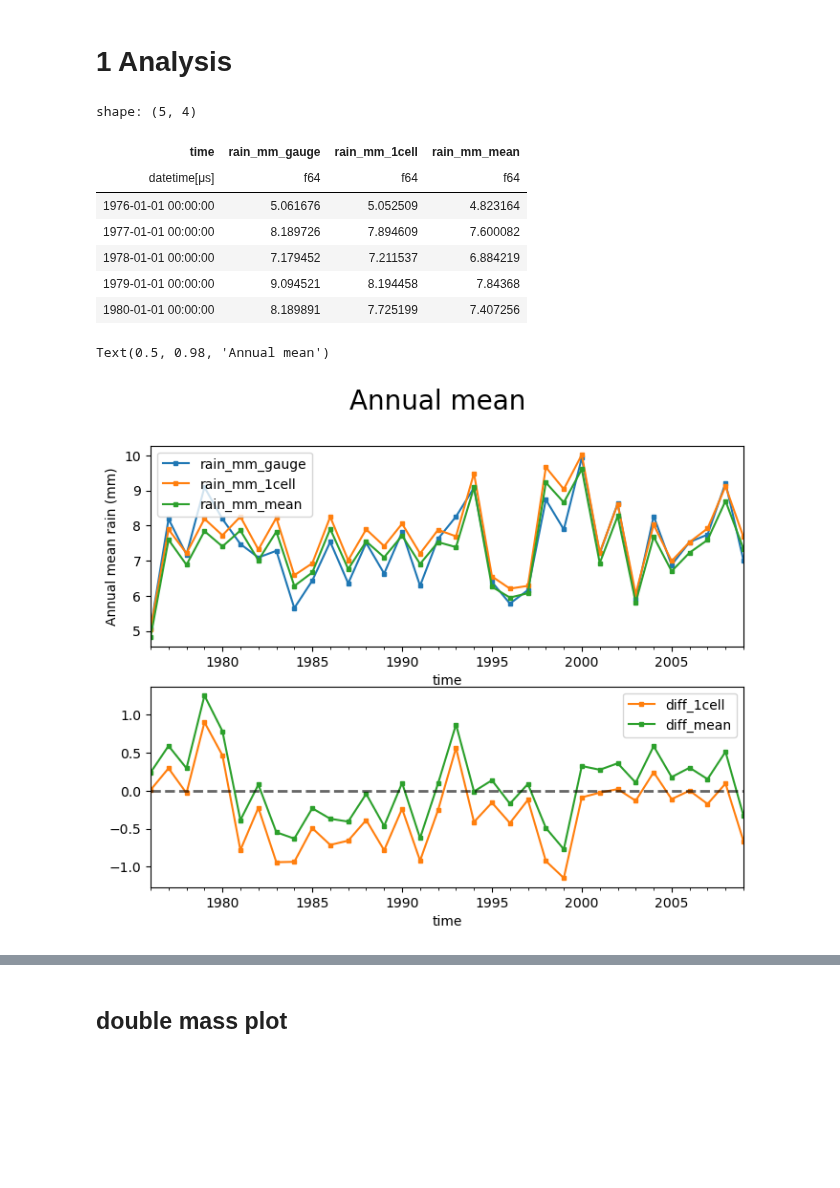
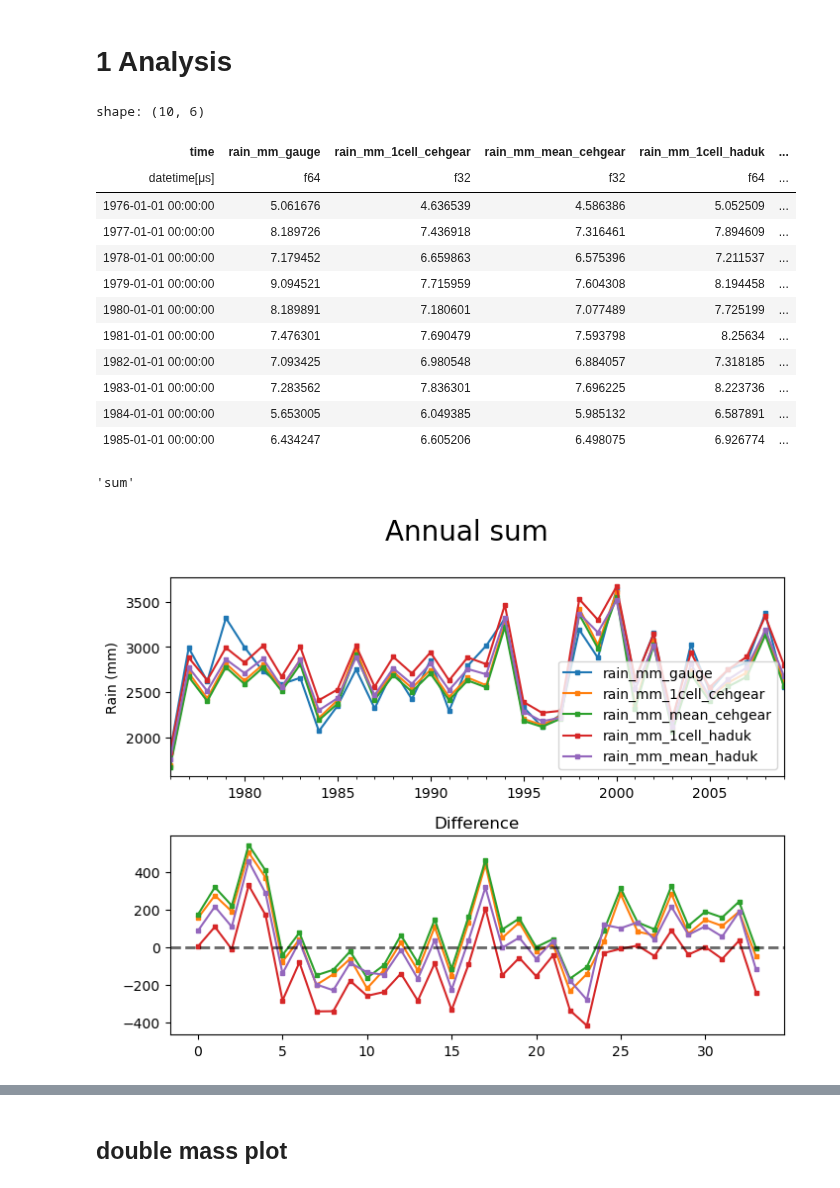
Before and after one commit to Thomasjkeel/FDRI-comparing-rainfall-data-in-upper-severn, a Jupyter notebook: Carreg_wen_gauge_vs_grid.ipynb, the cells around one changed output, grey strips where cells are left out. Saved outputs shown, nothing was run; the diff lists cells and outputs as text; code cells hidden in the pictures; blank space fills up the shorter version.

Commit message:
add ceh and haduk

```diff
--- a/Carreg_wen_gauge_vs_grid.ipynb
+++ b/Carreg_wen_gauge_vs_grid.ipynb
@@ -57,0 +47,16 @@ KeyError: "not all values found in index 'easting'. Try setting the `method` key
+# %%
+## join data together
+ceh_carreg_all = ceh_carreg_mean.join(ceh_carreg_1cell, on='time')
+
+## overwrite value to be 9 am NOTE: messy but necessary for how the data has been stored
+ceh_carreg_all = ceh_carreg_all.with_columns(
+    pl.datetime(
+        pl.col("time").dt.year(),
+        pl.col("time").dt.month(),
+        pl.col("time").dt.day(),
+        9,
+        pl.col("time").dt.minute(),
+        pl.col("time").dt.second(),
+    ).alias('time')
+)
+ceh_carreg_all
@@ -146,6 +187,12 @@ shape: (12_783, 2)
 # %%
-carreg_rain_data = gauge_carreg.join(haduk_carreg_all, on='time')
-carreg_rain_data = carreg_rain_data.select(['time', f'{RAIN_COL}_gauge', f'{RAIN_COL}_1cell', f'{RAIN_COL}_mean']) # reorder
+carreg_rain_data = gauge_carreg.join(ceh_carreg_all, on='time')
+carreg_rain_data = carreg_rain_data.join(haduk_carreg_all, on='time', suffix='_haduk')
+carreg_rain_data = carreg_rain_data.rename({f'{RAIN_COL}_mean': f'{RAIN_COL}_mean_cehgear',\
+                    f'{RAIN_COL}_1cell': f'{RAIN_COL}_1cell_cehgear'})
+
+carreg_rain_data = carreg_rain_data.select(['time', f'{RAIN_COL}_gauge',\
+                    f'{RAIN_COL}_1cell_cehgear', f'{RAIN_COL}_mean_cehgear',\
+                    f'{RAIN_COL}_1cell_haduk', f'{RAIN_COL}_mean_haduk']) # reorder
 carreg_rain_data = carreg_rain_data.drop_nans() # drop_nans
 carreg_rain_data.head(10)
 # %% [output]
@@ -168,13 +215,18 @@ shape: (10, 4)
 carreg_annual_mean = carreg_rain_data.group_by_dynamic('time', every='1y').agg(pl.all().mean())
 carreg_annual_sum = carreg_rain_data.group_by_dynamic('time', every='1y').agg(pl.all().sum())
 
-carreg_annual_mean.head()
+carreg_annual_mean.head(10)
 # %% [output]
-shape: (5, 4)
+shape: (10, 6)
-| time | rain_mm_gauge | rain_mm_1cell | rain_mm_mean |
-| datetime[μs] | f64 | f64 | f64 |
-| 1976-01-01 00:00:00 | 5.061676 | 5.052509 | 4.823164 |
-| 1977-01-01 00:00:00 | 8.189726 | 7.894609 | 7.600082 |
-| 1978-01-01 00:00:00 | 7.179452 | 7.211537 | 6.884219 |
-| 1979-01-01 00:00:00 | 9.094521 | 8.194458 | 7.84368 |
-| 1980-01-01 00:00:00 | 8.189891 | 7.725199 | 7.407256 |
+| time | rain_mm_gauge | rain_mm_1cell_cehgear | rain_mm_mean_cehgear | rain_mm_1cell_haduk | ... |
+| datetime[μs] | f64 | f32 | f32 | f64 | ... |
+| 1976-01-01 00:00:00 | 5.061676 | 4.636539 | 4.586386 | 5.052509 | ... |
+| 1977-01-01 00:00:00 | 8.189726 | 7.436918 | 7.316461 | 7.894609 | ... |
+| 1978-01-01 00:00:00 | 7.179452 | 6.659863 | 6.575396 | 7.211537 | ... |
+| 1979-01-01 00:00:00 | 9.094521 | 7.715959 | 7.604308 | 8.194458 | ... |
+| 1980-01-01 00:00:00 | 8.189891 | 7.180601 | 7.077489 | 7.725199 | ... |
+| 1981-01-01 00:00:00 | 7.476301 | 7.690479 | 7.593798 | 8.25634 | ... |
+| 1982-01-01 00:00:00 | 7.093425 | 6.980548 | 6.884057 | 7.318185 | ... |
+| 1983-01-01 00:00:00 | 7.283562 | 7.836301 | 7.696225 | 8.223736 | ... |
+| 1984-01-01 00:00:00 | 5.653005 | 6.049385 | 5.985132 | 6.587891 | ... |
+| 1985-01-01 00:00:00 | 6.434247 | 6.605206 | 6.498075 | 6.926774 | ... |
@@ -192,11 +233,23 @@ carreg_annual_sum_diff = carreg_annual_sum.with_columns(
+# %%
+## calc_difference
+def calc_difference_from_gauge(data, col):
+    return data[f'{RAIN_COL}_gauge'] - data[col]
+# %%
+annual_data_dir = {'mean': carreg_annual_mean, 'sum': carreg_annual_sum}
+stat_to_examine = 'sum'
+# %%
+stat_to_examine
+# %% [output]
+'sum'
 # %%
 fig, axes = plt.subplots(2, 1, figsize=(8, 6))
-carreg_annual_mean.to_pandas().set_index('time').plot(marker='s', markersize=3, ax=axes[0])
-carreg_annual_mean_diff.to_pandas().set_index('time')[['diff_1cell', 'diff_mean']].plot(marker='s', markersize=3, ax=axes[1], color=('C1', 'C2'))
-
-axes[0].set_ylabel("Annual mean rain (mm)")
+annual_data_dir[stat_to_examine].to_pandas().set_index('time').plot(marker='s', markersize=3, ax=axes[0])
+for ind, col in enumerate(annual_data_dir[stat_to_examine].columns[2:]):
+    axes[1].plot(calc_difference_from_gauge(annual_data_dir[stat_to_examine], col), marker='s', markersize=3, label=col, color=f'C{1+ind}')
+axes[1].set_title("Difference")
+axes[0].set_ylabel(f"Rain (mm)"); axes[0].set_xlabel('')
 axes[1].axhline(0, color='k', linewidth=2, alpha=.6, linestyle='--')
-plt.suptitle("Annual mean", size=20)
+plt.suptitle(f"Annual {stat_to_examine}", size=20)
+plt.subplots_adjust(hspace=.3)
 # %% [output]
-Text(0.5, 0.98, 'Annual mean')
-[figure, old version]
+[figure, new version]
```
Also changed, not shown: parts of 21 cells of this notebook.
